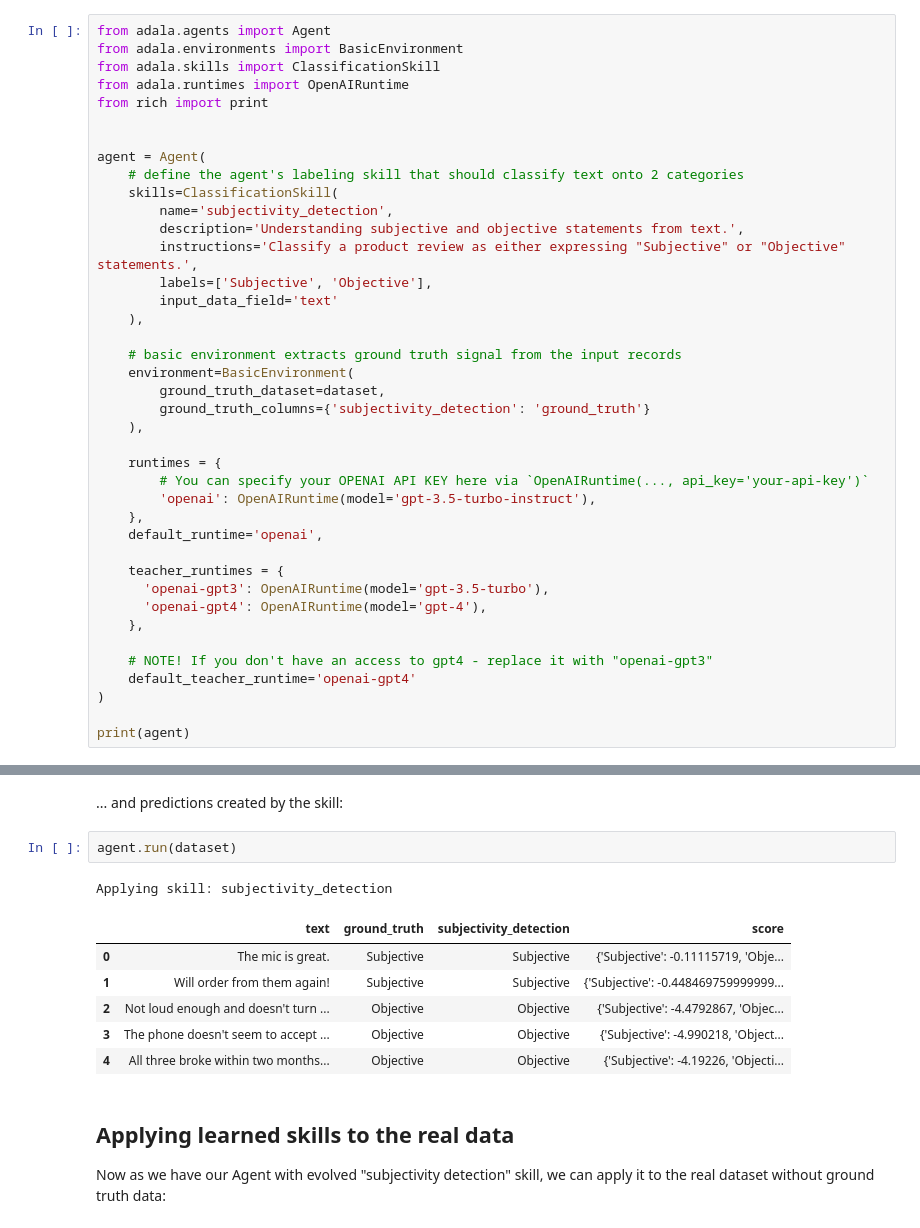
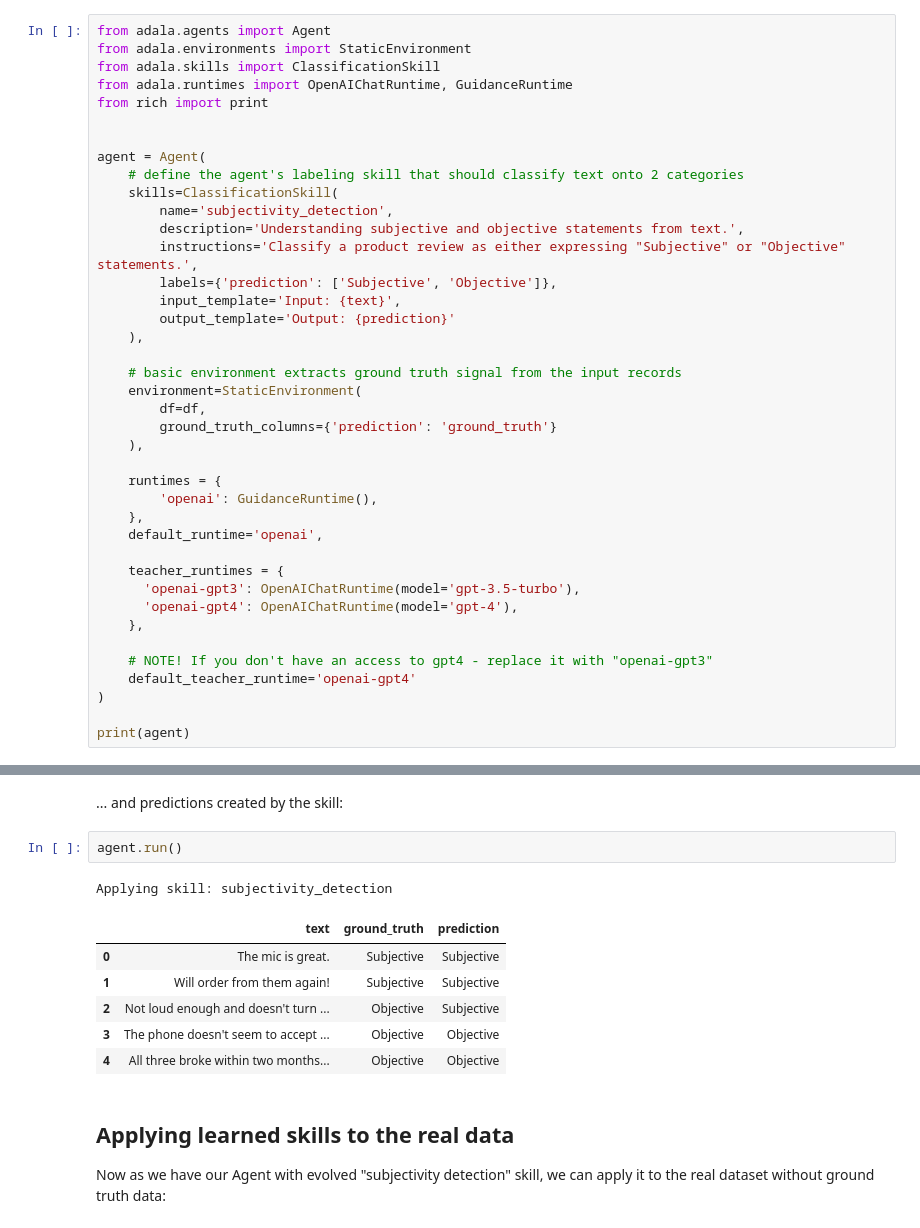
Before and after one commit to HumanSignal/Adala, a Jupyter notebook: examples/quickstart.ipynb, the cells around one changed output, grey strips where cells are left out. Cells and saved outputs as stored; diff of their text form.

```diff
--- a/examples/quickstart.ipynb
+++ b/examples/quickstart.ipynb
@@ -48,9 +44,9 @@ To create Agent, we need to to define 2 things:
 **Environment** - that is where the Agent receives ground truth signal to improve its skill. Since we already created ground truth dataset, we can simply refer to the column from the dataframe. In the real world scenario, you may consider using a different environment where ground truth signal can be obtained asynchoronously by gathering real human feedback during agent's learning phase.
 # %%
 from adala.agents import Agent
-from adala.environments import BasicEnvironment
+from adala.environments import StaticEnvironment
 from adala.skills import ClassificationSkill
-from adala.runtimes import OpenAIRuntime
+from adala.runtimes import OpenAIChatRuntime, GuidanceRuntime
 from rich import print
 
 
@@ -60,25 +56,25 @@ agent = Agent(
         name='subjectivity_detection',
         description='Understanding subjective and objective statements from text.',
         instructions='Classify a product review as either expressing "Subjective" or "Objective" statements.',
-        labels=['Subjective', 'Objective'],
-        input_data_field='text'
+        labels={'prediction': ['Subjective', 'Objective']},
+        input_template='Input: {text}',
+        output_template='Output: {prediction}'
     ),
 
     # basic environment extracts ground truth signal from the input records
-    environment=BasicEnvironment(
-        ground_truth_dataset=dataset,
-        ground_truth_columns={'subjectivity_detection': 'ground_truth'}
+    environment=StaticEnvironment(
+        df=df,
+        ground_truth_columns={'prediction': 'ground_truth'}
     ),
 
     runtimes = {
-        # You can specify your OPENAI API KEY here via `OpenAIRuntime(..., api_key='your-api-key')`
-        'openai': OpenAIRuntime(model='gpt-3.5-turbo-instruct'),
+        'openai': GuidanceRuntime(),
     },
     default_runtime='openai',
 
     teacher_runtimes = {
-      'openai-gpt3': OpenAIRuntime(model='gpt-3.5-turbo'),
-      'openai-gpt4': OpenAIRuntime(model='gpt-4'),
+      'openai-gpt3': OpenAIChatRuntime(model='gpt-3.5-turbo'),
+      'openai-gpt4': OpenAIChatRuntime(model='gpt-4'),
     },
 
     # NOTE! If you don't have an access to gpt4 - replace it with "openai-gpt3"
@@ -173,15 +207,15 @@ Output: Subjective
 # %% [markdown]
 ... and predictions created by the skill:
 # %%
-agent.run(dataset)
+agent.run()
 # %% [output]
 Applying skill: subjectivity_detection
-|  | text | ground_truth | subjectivity_detection | score |
-| 0 | The mic is great. | Subjective | Subjective | {'Subjective': -0.11115719, 'Obje... |
-| 1 | Will order from them again! | Subjective | Subjective | {'Subjective': -0.448469759999999... |
-| 2 | Not loud enough and doesn't turn ... | Objective | Objective | {'Subjective': -4.4792867, 'Objec... |
-| 3 | The phone doesn't seem to accept ... | Objective | Objective | {'Subjective': -4.990218, 'Object... |
-| 4 | All three broke within two months... | Objective | Objective | {'Subjective': -4.19226, 'Objecti... |
+|  | text | ground_truth | prediction |
+| 0 | The mic is great. | Subjective | Subjective |
+| 1 | Will order from them again! | Subjective | Subjective |
+| 2 | Not loud enough and doesn't turn ... | Objective | Subjective |
+| 3 | The phone doesn't seem to accept ... | Objective | Objective |
+| 4 | All three broke within two months... | Objective | Objective |
 # %% [markdown]
 ## Applying learned skills to the real data
 
```
Also changed, not shown: parts of 5 cells of this notebook.
